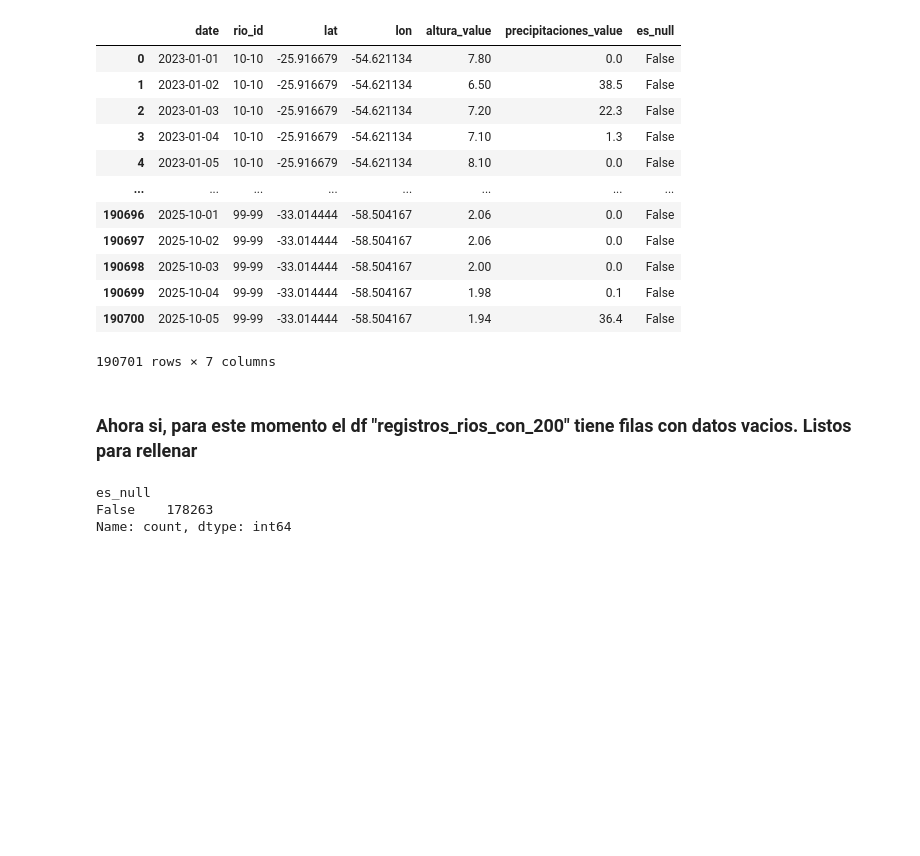
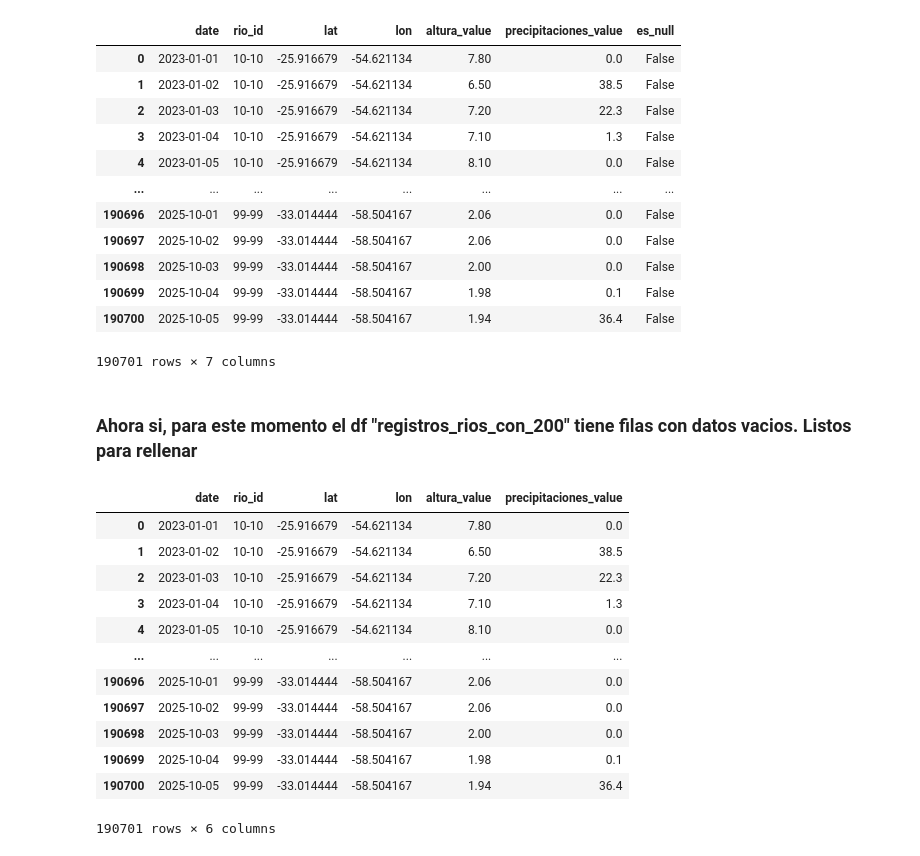
Before and after one commit to NicoBatti/sirena_batti_pruebas, a Jupyter notebook: preparando_el_df_final.ipynb, the cells around one changed output. Cells and saved outputs as stored; diff of their text form; code cells hidden in the pictures; blank space fills up the shorter version.

```diff
--- a/preparando_el_df_final.ipynb
+++ b/preparando_el_df_final.ipynb
@@ -281,9 +281,22 @@ df_completo
 # %% [markdown]
 ### Ahora si, para este momento el df "registros_rios_con_200" tiene filas con datos vacios. Listos para rellenar
 # %%
-df_completo["es_null"].value_counts()
+
+df_completo = df_completo.drop(columns=["es_null"])
 #En promedio, a cada rio le faltan 65 datos de 1008
-# %% [output]
-es_null
-False    178263
-Name: count, dtype: int64
+# %%
+df_completo
+# %% [output]
+|  | date | rio_id | lat | lon | altura_value | precipitaciones_value |
+| 0 | 2023-01-01 | 10-10 | -25.916679 | -54.621134 | 7.80 | 0.0 |
+| 1 | 2023-01-02 | 10-10 | -25.916679 | -54.621134 | 6.50 | 38.5 |
+| 2 | 2023-01-03 | 10-10 | -25.916679 | -54.621134 | 7.20 | 22.3 |
+| 3 | 2023-01-04 | 10-10 | -25.916679 | -54.621134 | 7.10 | 1.3 |
+| 4 | 2023-01-05 | 10-10 | -25.916679 | -54.621134 | 8.10 | 0.0 |
+| ... | ... | ... | ... | ... | ... | ... |
+| 190696 | 2025-10-01 | 99-99 | -33.014444 | -58.504167 | 2.06 | 0.0 |
+| 190697 | 2025-10-02 | 99-99 | -33.014444 | -58.504167 | 2.06 | 0.0 |
+| 190698 | 2025-10-03 | 99-99 | -33.014444 | -58.504167 | 2.00 | 0.0 |
+| 190699 | 2025-10-04 | 99-99 | -33.014444 | -58.504167 | 1.98 | 0.1 |
+| 190700 | 2025-10-05 | 99-99 | -33.014444 | -58.504167 | 1.94 | 36.4 |
+190701 rows × 6 columns
```
Also changed, not shown: parts of 1 cell of this notebook, 3 other files.
